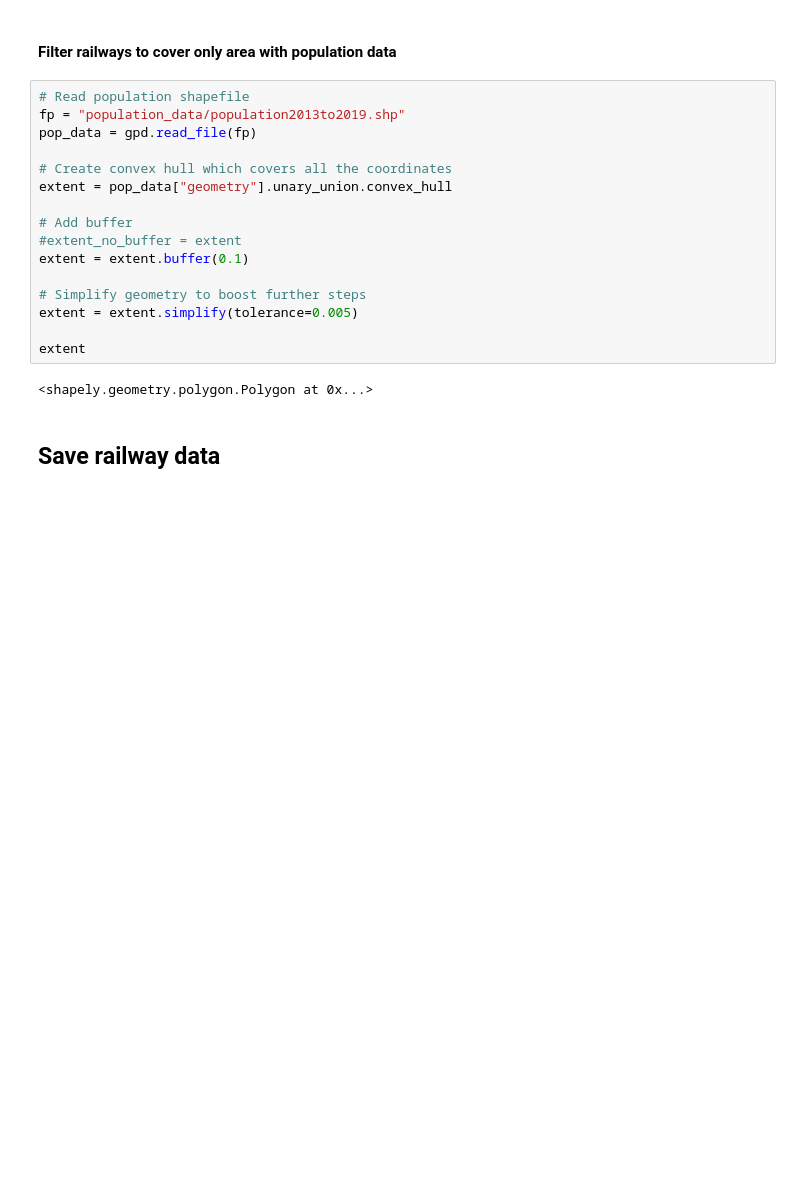
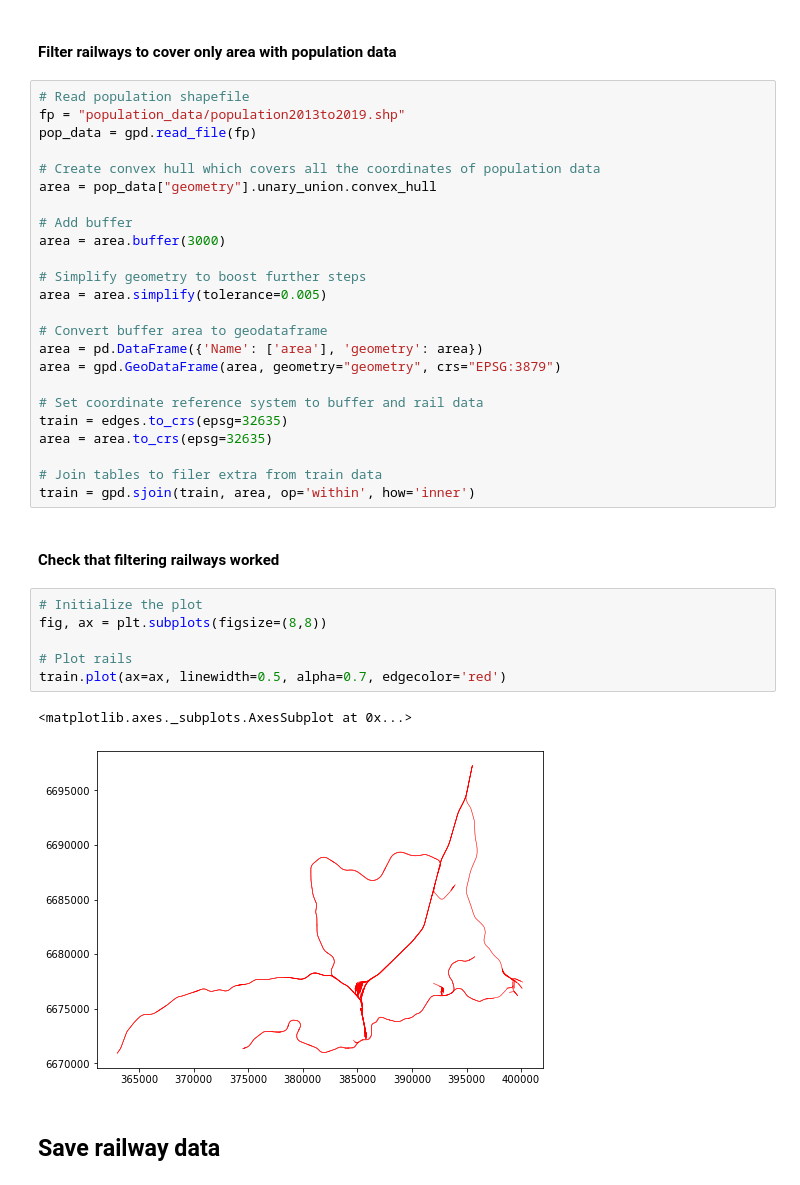
Before and after one commit to Saukkoriipi/Helsinki_population_development, a Jupyter notebook: GetRailwayData.ipynb, the cells around one changed output. Saved outputs shown, nothing was run; the diff lists cells and outputs as text; blank space fills up the shorter version.

Commit message:
GetRailwayData works

```diff
--- a/GetRailwayData.ipynb
+++ b/GetRailwayData.ipynb
@@ -34,19 +37,36 @@ plt.tight_layout()
 fp = "population_data/population2013to2019.shp"
 pop_data = gpd.read_file(fp)
 
-# Create convex hull which covers all the coordinates
-extent = pop_data["geometry"].unary_union.convex_hull
+# Create convex hull which covers all the coordinates of population data
+area = pop_data["geometry"].unary_union.convex_hull
 
 # Add buffer
-#extent_no_buffer = extent
-extent = extent.buffer(0.1)
+area = area.buffer(3000)
 
 # Simplify geometry to boost further steps
-extent = extent.simplify(tolerance=0.005)
+area = area.simplify(tolerance=0.005)
 
-extent
+# Convert buffer area to geodataframe
+area = pd.DataFrame({'Name': ['area'], 'geometry': area})
+area = gpd.GeoDataFrame(area, geometry="geometry", crs="EPSG:3879")
+
+# Set coordinate reference system to buffer and rail data
+train = edges.to_crs(epsg=32635)
+area = area.to_crs(epsg=32635)
+
+# Join tables to filer extra from train data
+train = gpd.sjoin(train, area, op='within', how='inner')
-# %% [output]
-<shapely.geometry.polygon.Polygon at 0x...>
+# %% [markdown]
+#### Check that filtering railways worked
+# %%
+# Initialize the plot
+fig, ax = plt.subplots(figsize=(8,8))
+
+# Plot rails
+train.plot(ax=ax, linewidth=0.5, alpha=0.7, edgecolor='red')
+# %% [output]
+<matplotlib.axes._subplots.AxesSubplot at 0x...>
+[figure, added]
 # %% [markdown]
 ## Save railway data
 # %%
```
Also changed, not shown: parts of 3 cells of this notebook, 25 other files.
